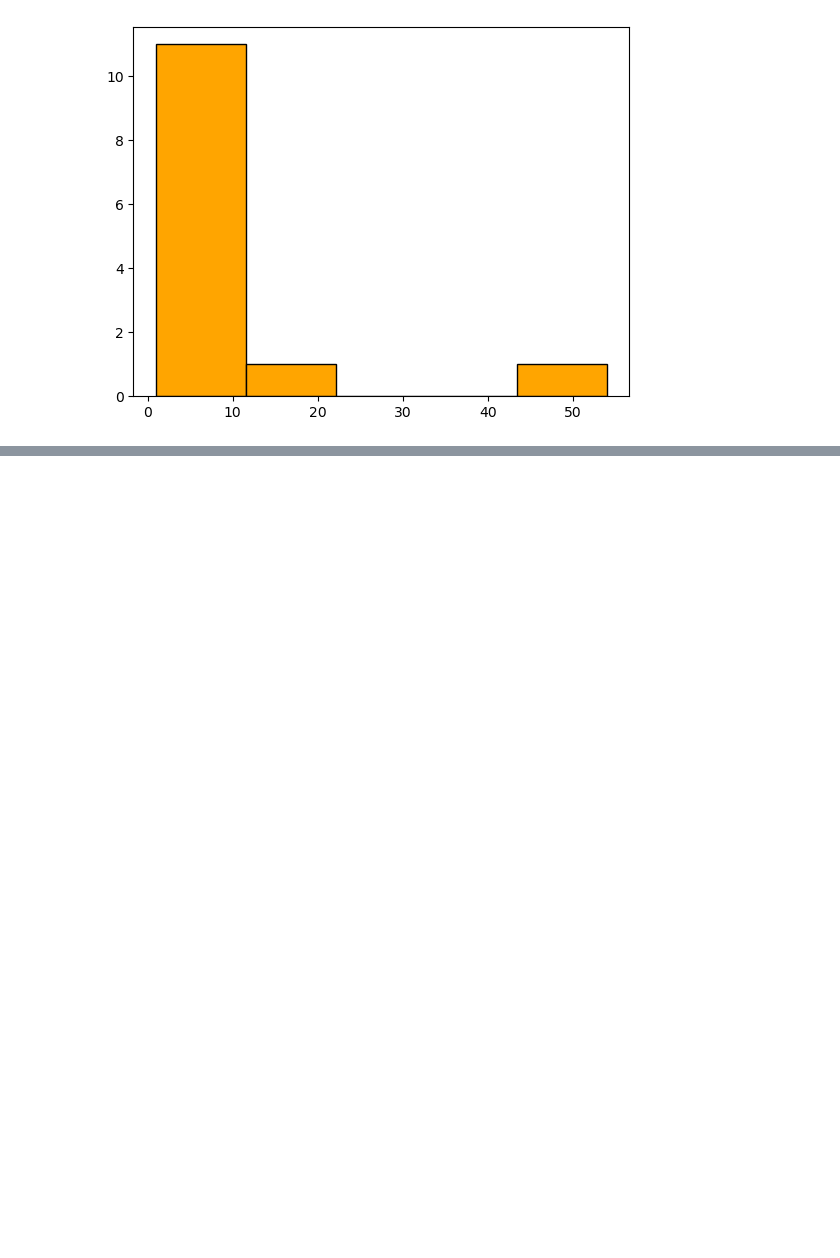
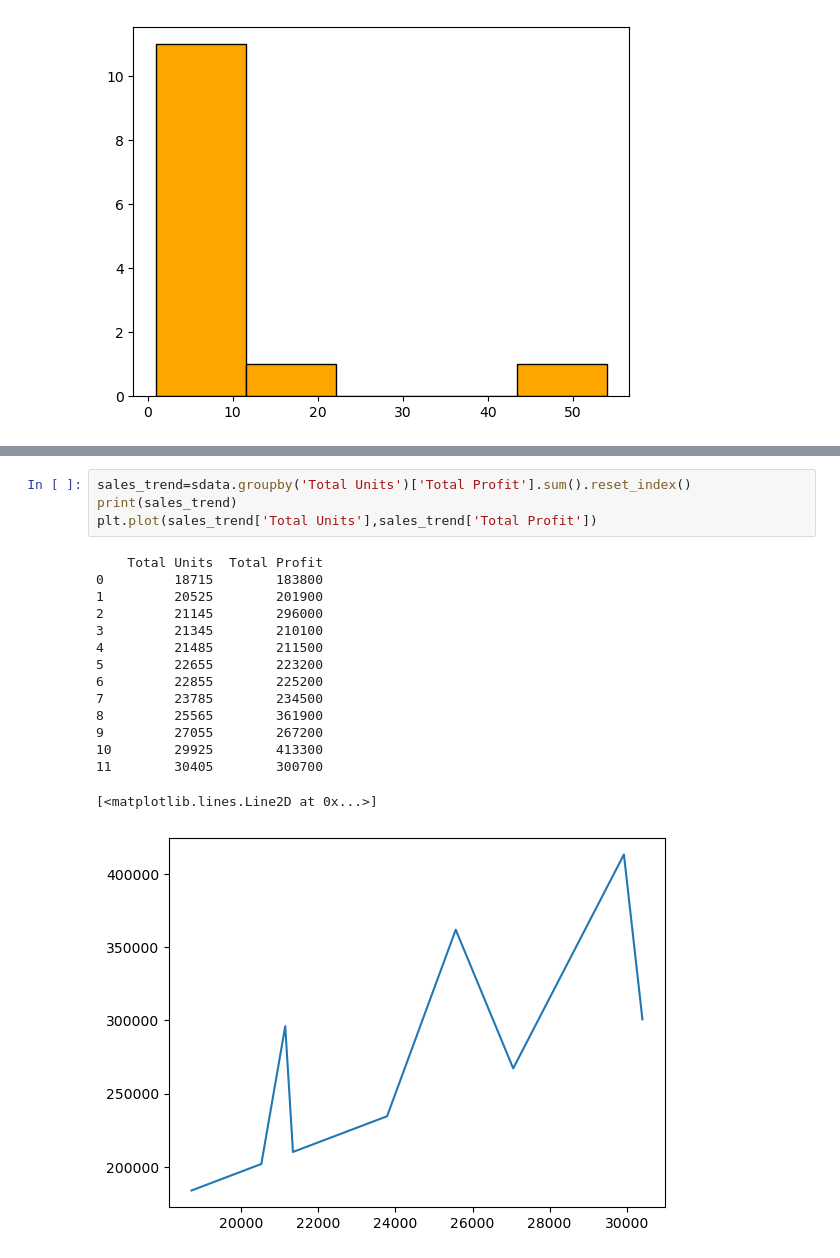
Before and after one commit to a-b-c-d-ritik/DataScience, a Jupyter notebook: 13.Data_Analysis_with_Python/data_visualizationwith_matplotlib.ipynb, the cells around one changed output, grey strips where cells are left out. Cells and saved outputs as stored; diff of their text form; blank space fills up the shorter version.

```diff
--- a/13.Data_Analysis_with_Python/data_visualizationwith_matplotlib.ipynb
+++ b/13.Data_Analysis_with_Python/data_visualizationwith_matplotlib.ipynb
@@ -86,0 +184,20 @@ plt.hist(d,bins=5,color='orange',edgecolor='black')
+# %%
+sales_trend=sdata.groupby('Total Units')['Total Profit'].sum().reset_index()
+print(sales_trend)
+plt.plot(sales_trend['Total Units'],sales_trend['Total Profit'])
+# %% [output]
+    Total Units  Total Profit
+0         18715        183800
+1         20525        201900
+2         21145        296000
+3         21345        210100
+4         21485        211500
+5         22655        223200
+6         22855        225200
+7         23785        234500
+8         25565        361900
+9         27055        267200
+10        29925        413300
+11        30405        300700
+[<matplotlib.lines.Line2D at 0x...>]
+[figure, added]
```
Also changed, not shown: parts of 6 cells of this notebook, 1 other file.
